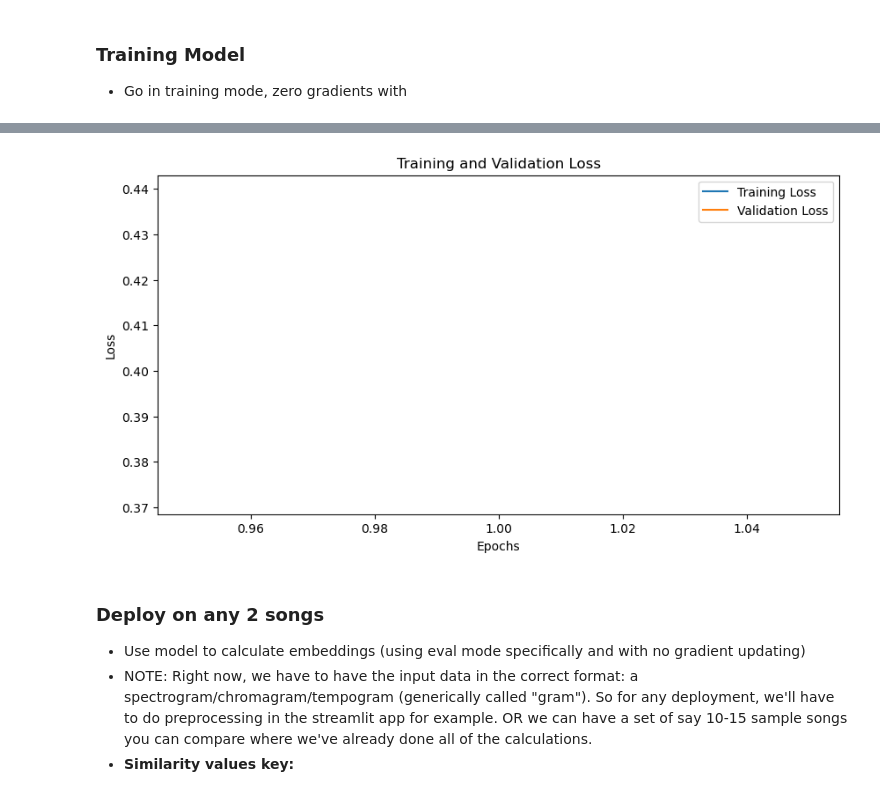
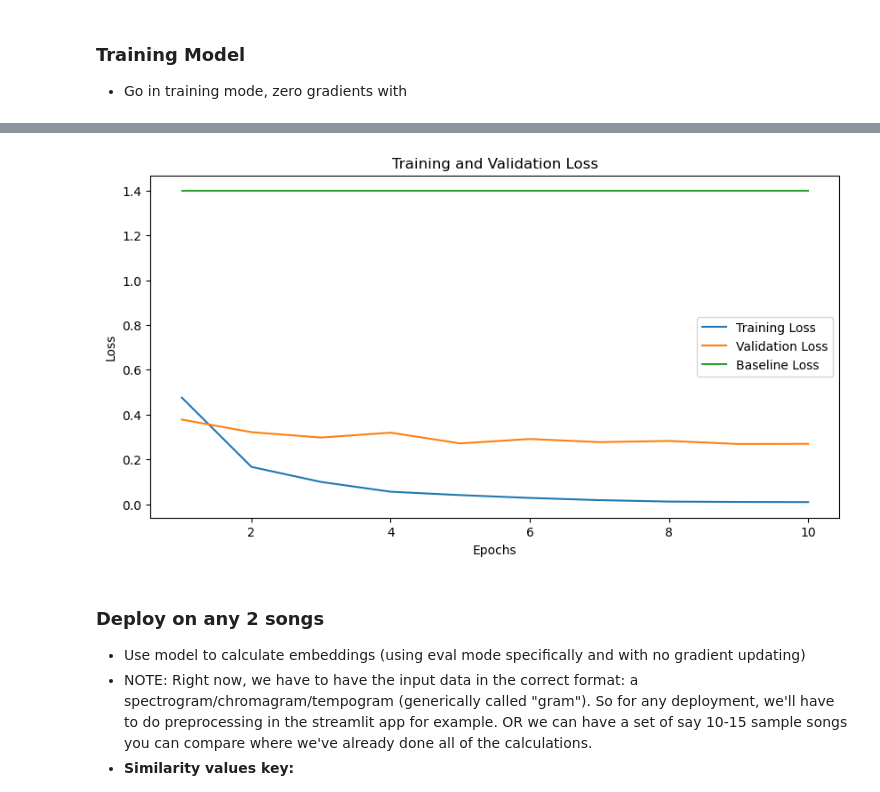
Before and after one commit to reggiebain/song-similarity-erdos, a Jupyter notebook: modeling/fine-tuning-pretrained.ipynb, the cells around one changed output, grey strips where cells are left out. Cells and saved outputs as stored; diff of their text form; code cells hidden in the pictures.

```diff
--- a/modeling/fine-tuning-pretrained.ipynb
+++ b/modeling/fine-tuning-pretrained.ipynb
@@ -156,17 +139,6 @@ class SpectrogramDataset(Dataset):
         return mel_spectrogram_db
 # %% [markdown]
 ### Split Data and Instantiate Dataset Class
-# %%
-'''
-# Function to grab each chromagram from a pandas series as numpy array
-def preprocess_gram(gram):
-    return gram
-
-# Prepare data so that it can be loaded into our very simple dataset class above
-anchors = np.array([preprocess_gram(x) for x in working_df['anchors']])
-positives = np.array([preprocess_gram(x) for x in working_df['positives']])
-negatives = np.array([preprocess_gram(x) for x in working_df['negatives']])
-'''
 # %%
 # Split data into training and validation sets
 #anchors_train, anchors_val, positives_train, positives_val, negatives_train, negatives_val = train_test_split(
@@ -193,12 +165,13 @@ val_loader = DataLoader(val_dataset, batch_size=32, shuffle=False)
 # %%
 # Define pretrained resnet from Torch Vision resnet 18
 class ResNetEmbedding(nn.Module):
-    def __init__(self, embedding_dim=128):
+    def __init__(self, embedding_dim=128, dropout_rate=0.5):
         # get resnet super class
         super(ResNetEmbedding, self).__init__()
         self.resnet = models.resnet18(weights='DEFAULT')
         # Change structure of first layer to take non RGB images, rest of params same as default
         self.resnet.conv1 = nn.Conv2d(1, 64, kernel_size=7, stride=2, padding=3, bias=False)
+        self.dropout = nn.Dropout(p=dropout_rate)
         # Set the last fully connected to a set dimension "embedding_dim" instead of default 1000
         self.resnet.fc = nn.Linear(self.resnet.fc.in_features, embedding_dim)
 
@@ -209,13 +182,14 @@ class ResNetEmbedding(nn.Module):
 # Choose model, loss, and optimizer
 model = ResNetEmbedding()
 criterion = nn.TripletMarginLoss(margin=1.0, p=2, eps=1e-7)
-optimizer = torch.optim.Adam(model.parameters(), lr=1e-4)
+optimizer = torch.optim.Adam(model.parameters(), lr=1e-4, weight_decay=1e-5)
 
 # Declare losses/accuracies
 train_losses = []
 val_losses = []
+baseline_losses = []
 
-num_epochs = 1
+num_epochs = 10
 device = torch.device('cuda' if torch.cuda.is_available() else 'cpu')
 model.to(device)
 # %% [output]
@@ -245,7 +219,7 @@ for epoch in range(num_epochs):
     model.train()
     train_loss = 0.0
     running_train_loss = 0.0
-    pbar = tqdm(train_loader, desc=f"Epoch {epoch+1}/{num_epochs}", unit="batch")
+    pbar = tqdm(train_loader, desc=f"Training {epoch+1}/{num_epochs}", unit="sample")
     #train_loader = tqdm(train_loader, desc=f"Epoch {epoch+1}/{num_epochs}", unit="batch")
     # Loop over batches using dataloaders
     for anchors, positives, negatives in train_loader:
@@ -263,7 +237,8 @@ for epoch in range(num_epochs):
 
         running_train_loss += loss.item() * anchors.size(0)
         # Update the progress bar by the current batch size
-        pbar.set_postfix({'loss': loss.item()})
+        #pbar.set_postfix({'loss': loss.item()})
+        pbar.update(1)  # Increment the progress bar
 
 
     train_loss = running_train_loss / len(train_loader.dataset)
@@ -276,9 +251,8 @@ for epoch in range(num_epochs):
     # Turn on validation/eval mode
     model.eval()
     running_val_loss = 0.0
-    #val_loss = 0.0
-    #val_loader = tqdm(val_loader, desc= f"Validation {epoch+1}/{num_epochs}", unit="batch")
-    val_pbar = tqdm(val_loader, desc=f"Validation {epoch+1}/{num_epochs}", unit="batch")
+    baseline_loss = 0.0
+    val_pbar = tqdm(val_loader, desc=f"Validation {epoch+1}/{num_epochs}", unit="sample")
     # Turn off gradient updates since we're in validation
     with torch.no_grad():
         # Batch loop
@@ -293,17 +267,23 @@ for epoch in range(num_epochs):
             #val_loss += loss.item()
 
             running_val_loss += loss.item() * anchors.size(0)
+            # baseline loss
+            baseline_loss += criterion(anchors, positives, negatives).item()
 
             # Update the validation progress bar
-            val_pbar.set_postfix({'val_loss': loss.item()})
+            #val_pbar.set_postfix({'val_loss': loss.item()})
+            val_pbar.update(1)  # Increment the progress bar
 
     # Calculate average validation loss over the entire dataset
     val_loss = running_val_loss / len(val_loader.dataset)
     val_losses.append(val_loss)
+
+    baseline_avg_loss = baseline_loss / len(val_loader.dataset)
+    baseline_losses.append(baseline_avg_loss)
     # Get average val loss over batches
     #val_loss /= len(val_loader)
 
-    print(f"Epoch [{epoch+1}/{num_epochs}], Train Loss: {train_loss:.4f}, Val Loss: {val_loss:.4f}")
+    print(f"Epoch [{epoch+1}/{num_epochs}], Train Loss: {train_loss:.4f}, Val Loss: {val_loss:.4f}, Baseline Loss: {baseline_avg_loss:.4f}")
 
     with open('training_logs.pkl', 'wb') as f:
         pkl.dump((train_losses, val_losses), f)
@@ -312,17 +301,18 @@ Epoch [1/1], Train Loss: 0.4396, Val Loss: 0.3719
 # %%
 # Plot loss curves for training
 epochs = range(1, num_epochs + 1)
 
 plt.figure(figsize=(10, 5))
 plt.plot(epochs, train_losses, label='Training Loss')
 plt.plot(epochs, val_losses, label='Validation Loss')
+plt.plot(epochs, baseline_losses, label='Baseline Loss')
 plt.xlabel('Epochs')
 plt.ylabel('Loss')
 plt.title('Training and Validation Loss')
 plt.legend()
 plt.show()
 # %% [output]
-[figure, old version]
+[figure, new version]
 # %%
 # Save just the model weights (recommended apparently for portability/compatibility)
 torch.save(model.state_dict(), 'resnet18_model_weights.pth')
```
Also changed, not shown: parts of 3 cells of this notebook, 6 other files.
